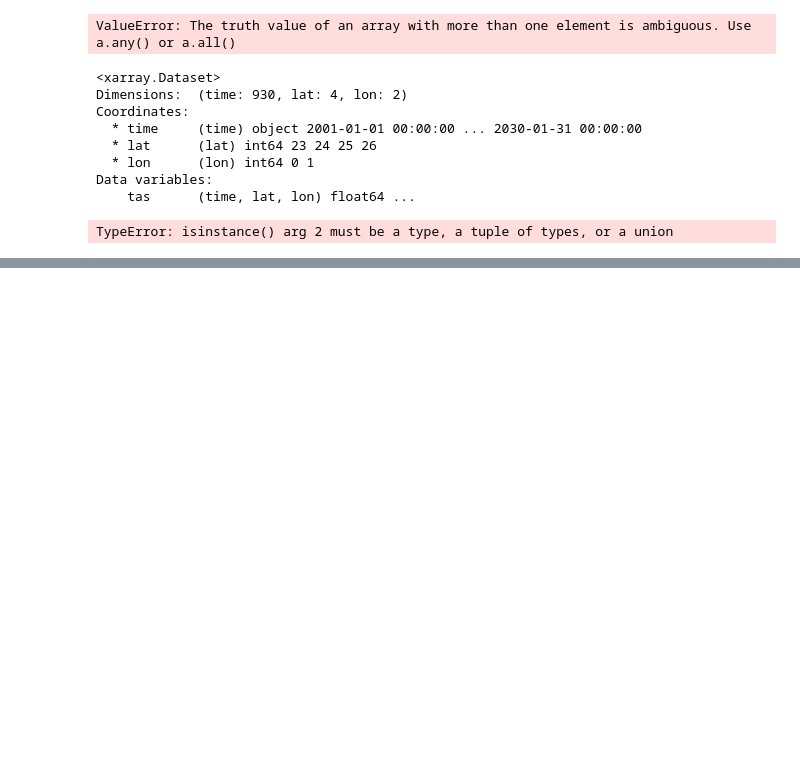
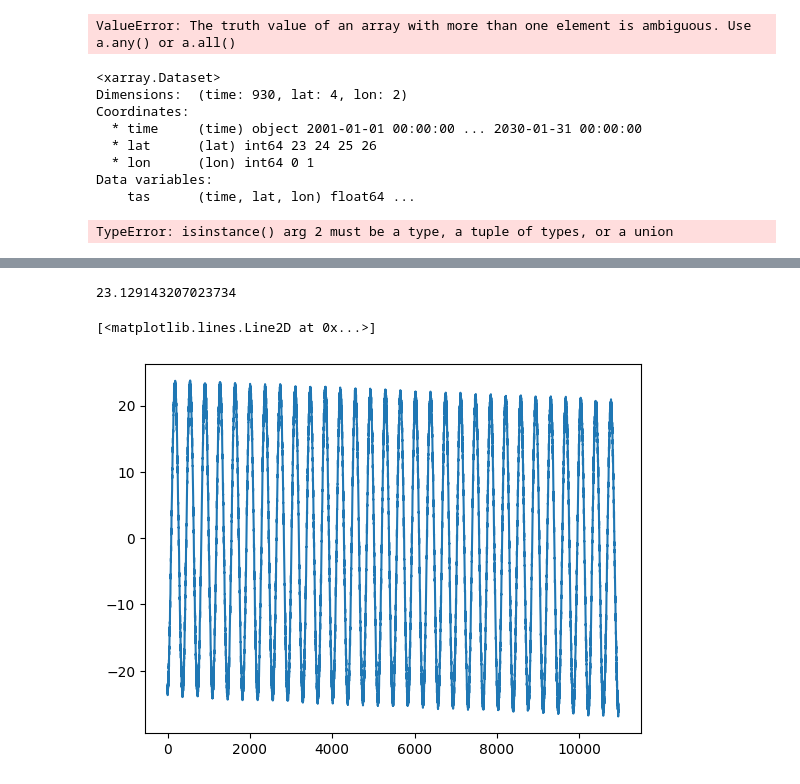
Before and after one commit to btschwertfeger/python-cmethods, a Jupyter notebook: TestUfunc.ipynb, the cells around one changed output, grey strips where cells are left out. Cells and saved outputs as stored; diff of their text form; code cells hidden in the pictures; blank space fills up the shorter version.

```diff
--- a/TestUfunc.ipynb
+++ b/TestUfunc.ipynb
@@ -106,0 +180,20 @@ X.__constraints__
+# %%
+obsh_add, obsp_add, simh_add, simp_add = get_datasets(kind="+")
+obsh_mult, obsp_mult, simh_mult, simp_mult = get_datasets(kind="*")
+
+data = {
+    "+": {
+        "obsh": obsh_add["+"],
+        "obsp": obsp_add["+"],
+        "simh": simh_add["+"],
+        "simp": simp_add["+"],
+    },
+    "*": {
+        "obsh": obsh_mult["*"],
+        "obsp": obsp_mult["*"],
+        "simh": simh_mult["*"],
+        "simp": simp_mult["*"],
+    },
+}
+# %%
+cm = cm()
@@ -106,0 +202,2 @@ X.__constraints__
+# %%
+kind = "+"
@@ -106,0 +295,9 @@ X.__constraints__
+# %%
+mean_squared_error(data[kind]["obsp"][:,0,0], result[:,0,0],squared=False)
+# %% [output]
+23.129143207023734
+# %%
+plt.plot(data[kind]["obsp"][:,0,0])
+# %% [output]
+[<matplotlib.lines.Line2D at 0x...>]
+[figure, added]
```
Also changed, not shown: parts of 9 cells of this notebook, 7 other files.
